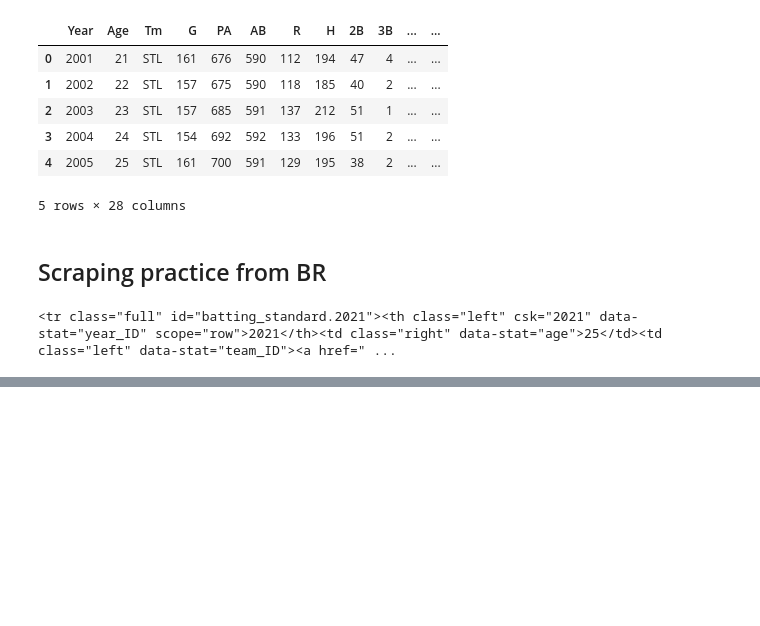
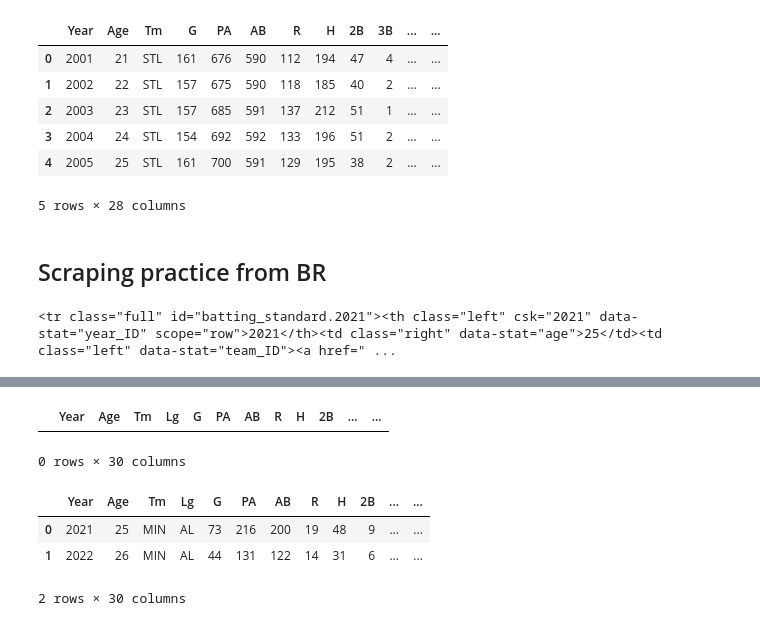
Before and after one commit to drainganggtb/Pujols_VizPractice, a Jupyter notebook: pujols_workbook.ipynb, the cells around one changed output, grey strips where cells are left out. Cells and saved outputs as stored; diff of their text form; code cells hidden in the pictures; blank space fills up the shorter version.

Commit message:
added scrape functionality for player

```diff
--- a/pujols_workbook.ipynb
+++ b/pujols_workbook.ipynb
@@ -243,0 +234,33 @@ Nick Gordon
+# %%
+#create column names from table
+header = soup.find('tr')
+#extract col names
+columns = [col.get_text() for col in header.find_all('th')]
+
+#create empty df with col names from header
+scrape_df = pd.DataFrame(columns=columns)
+scrape_df
+# %% [output]
+|  | Year | Age | Tm | Lg | G | PA | AB | R | H | 2B | ... | ... |
+0 rows × 30 columns
+# %%
+#loop through rows to add to df
+seasons = soup.find_all('tr', attrs={'id':re.compile('batting_standard.')})
+for season in seasons:
+    stats = [stat.get_text() for stat in season.find_all(True, {'class':['left','right']})]
+
+    #create df for single season stats
+    temp_df = pd.DataFrame(stats).transpose()
+    temp_df.columns = columns
+
+    #join single season with overall dataset
+    scrape_df = pd.concat([scrape_df,temp_df], ignore_index=True)
+
+    scrape_df.drop_duplicates(inplace=True)
+
+scrape_df
+# %% [output]
+|  | Year | Age | Tm | Lg | G | PA | AB | R | H | 2B | ... | ... |
+| 0 | 2021 | 25 | MIN | AL | 73 | 216 | 200 | 19 | 48 | 9 | ... | ... |
+| 1 | 2022 | 26 | MIN | AL | 44 | 131 | 122 | 14 | 31 | 6 | ... | ... |
+2 rows × 30 columns
```
Also changed, not shown: parts of 3 cells of this notebook.
